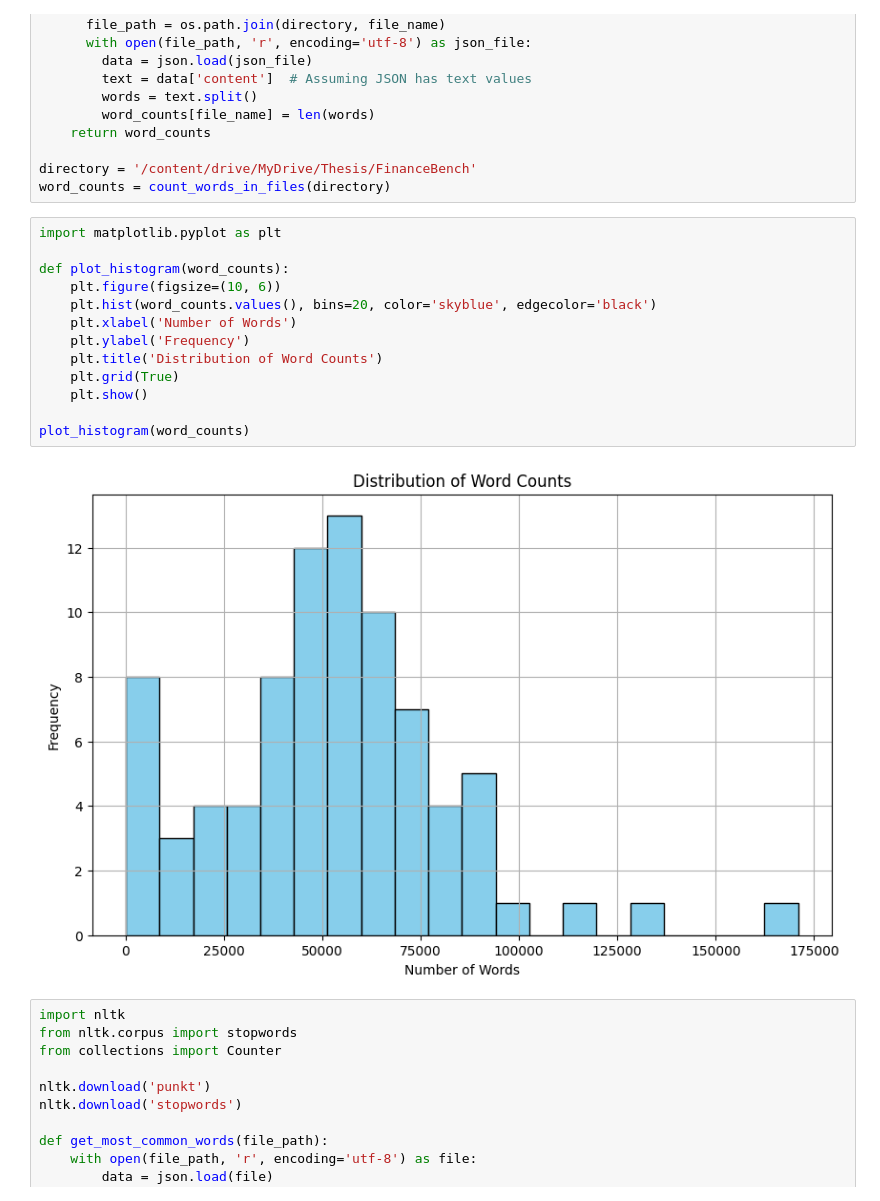
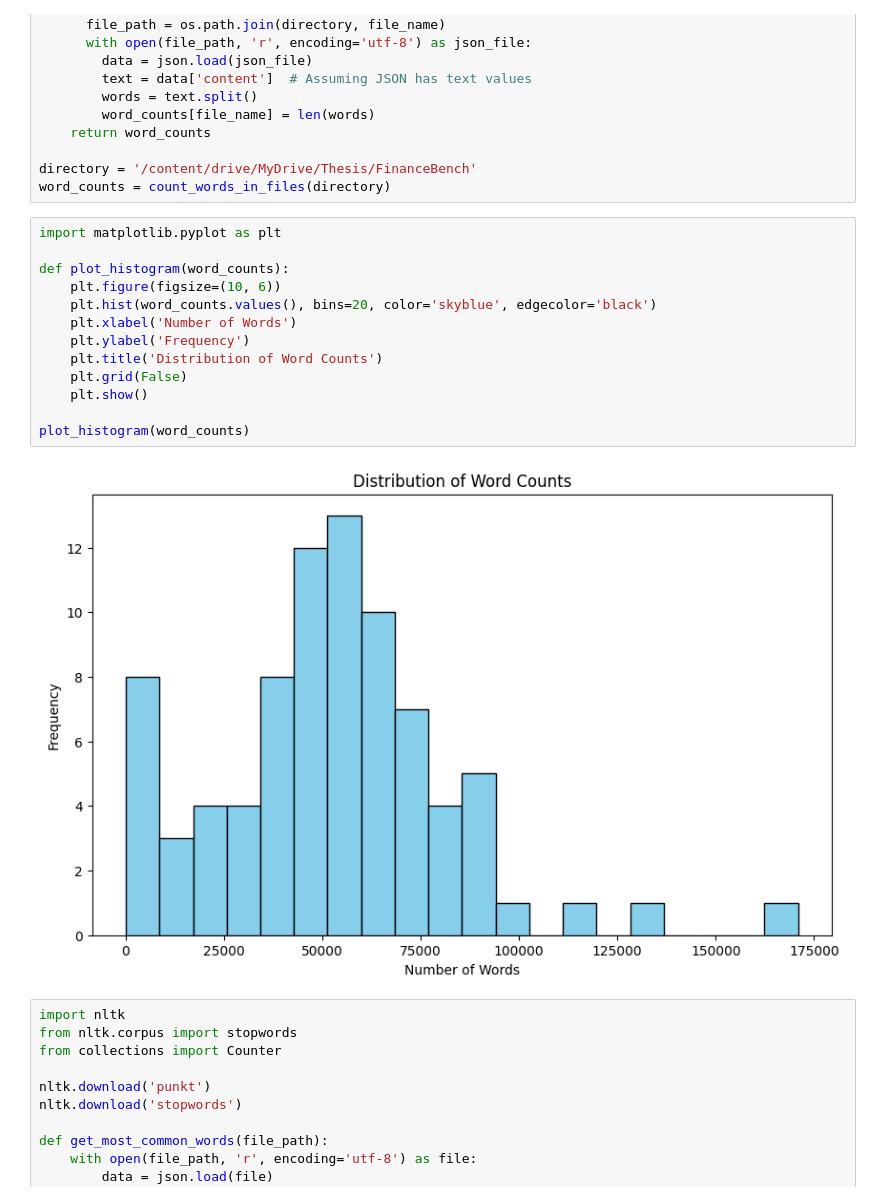
Before and after one commit to winterForestStump/thesis, a Jupyter notebook: notebooks/words_count_and_analysis.ipynb, the cells around one changed output. Drawn from its saved outputs; the diff is of its cells as text.

```diff
--- a/notebooks/words_count_and_analysis.ipynb
+++ b/notebooks/words_count_and_analysis.ipynb
@@ -32,18 +32,18 @@ word_counts = count_words_in_files(directory)
 # %%
 import matplotlib.pyplot as plt
 
 def plot_histogram(word_counts):
     plt.figure(figsize=(10, 6))
     plt.hist(word_counts.values(), bins=20, color='skyblue', edgecolor='black')
     plt.xlabel('Number of Words')
     plt.ylabel('Frequency')
     plt.title('Distribution of Word Counts')
-    plt.grid(True)
+    plt.grid(False)
     plt.show()
 
 plot_histogram(word_counts)
 # %% [output]
-[figure, old version]
+[figure, new version]
 # %%
 import nltk
 from nltk.corpus import stopwords
```
